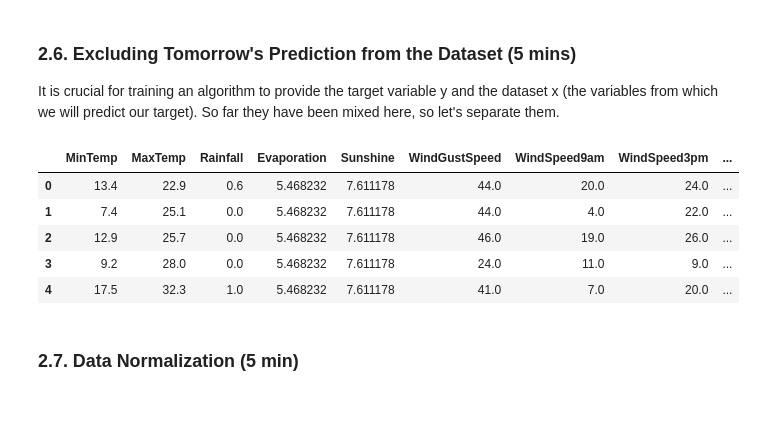
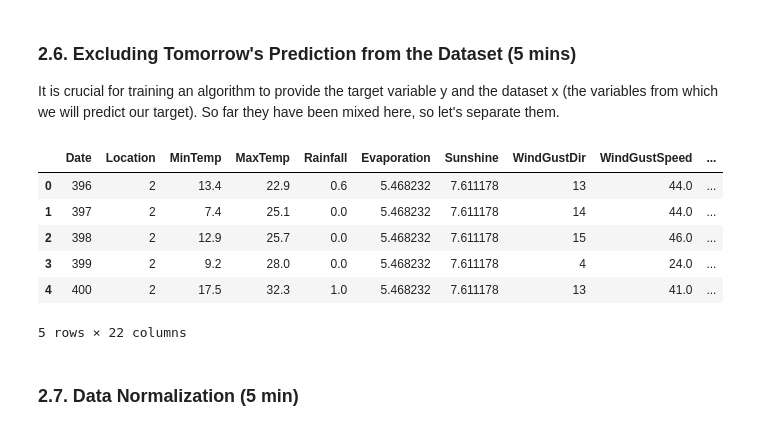
Before and after one commit to albarqounilab/SAAI-Summer-School, a Jupyter notebook: 2. Logistic_Regression/LogisticRegression_2024_answers.ipynb, the cells around one changed output. Cells and saved outputs as stored; diff of their text form; code cells hidden in the pictures.

```diff
--- a/2. Logistic_Regression/LogisticRegression_2024_answers.ipynb
+++ b/2. Logistic_Regression/LogisticRegression_2024_answers.ipynb
@@ -80,8 +80,8 @@ This contributes to efficiency and the performance of the model.
 
 First we need to load the dataset that we will work with
 # %%
-#ToDo: load the data from csv file '../images/weatherAUS.csv'
-data = pd.read_csv('../images/weatherAUS.csv')
+#ToDo: load the data from csv file 'https://github.com/albarqounilab/SAAI-Summer-School/raw/images/weatherAUS.csv'
+data = pd.read_csv('https://github.com/albarqounilab/SAAI-Summer-School/raw/main/images/weatherAUS.csv')
 #ToDo: look at a few entries to get a feeling for what the data is like
 data.sample(5)
 # %% [output]
@@ -146,6 +146,7 @@ The hist function only wok with numbers, so we will need to convert our strings
 #Creating a new variable data_categorical where all string will be converted to numbers
 data_categorical = copy.deepcopy(data)
 
+data_categorical['Date']=data_categorical['Date'].astype('category').cat.codes
 data_categorical['Location']=data_categorical['Location'].astype('category').cat.codes
 data_categorical['RainToday']=data_categorical['RainToday'].astype('category').cat.codes
 data_categorical['WindDir9am']=data_categorical['WindDir9am'].astype('category').cat.codes
@@ -253,6 +275,6 @@ Feel free to experiment and explore further!
 # %%
 #The simple algorithms often either cannot run on datasets with missing data, or ignore the samples with missing data
 #ToDo: replace NaN values with mean values of each column with fillna() function:
-data.fillna(data.mean(), inplace=True)
-data.head(5)
+data_categorical.fillna(data_categorical.mean(), inplace=True)
+data_categorical.head(5)
 # %% [output]
@@ -269,7 +292,7 @@ The algorithm was programmed to deal with numbers, not strings, so we will need
 # %%
 #The algorithm was programmed to deal with numbers, not strings
 #ToDo: change that day and next days'predictions (strings "Yes" and "No") to 1 and 0:
-data.RainToday = [1 if each == 'Yes' else 0 for each in data.RainToday]
-data.RainTomorrow = [1 if each == 'Yes' else 0 for each in data.RainTomorrow]
-data.sample(3)
+data_categorical.RainToday = [1 if each == 1 else 0 for each in data_categorical.RainToday]
+data_categorical.RainTomorrow = [1 if each == 1 else 0 for each in data_categorical.RainTomorrow]
+data_categorical.sample(3)
 # %% [output]
@@ -284,16 +308,17 @@ It is crucial for training an algorithm to provide the target variable y and the
 # %%
 #The algorithm needs to know what is the target variable and what is the data
 #ToDo: separate the data[x_data] and the target variable[y]
-y = data.RainTomorrow.values
-x_data = data.drop('RainTomorrow', axis=1)
+y = data_categorical.RainTomorrow.values
+x_data = data_categorical.drop('RainTomorrow', axis=1)
 x_data.head()
 # %% [output]
-|  | MinTemp | MaxTemp | Rainfall | Evaporation | Sunshine | WindGustSpeed | WindSpeed9am | WindSpeed3pm | ... |
-| 0 | 13.4 | 22.9 | 0.6 | 5.468232 | 7.611178 | 44.0 | 20.0 | 24.0 | ... |
-| 1 | 7.4 | 25.1 | 0.0 | 5.468232 | 7.611178 | 44.0 | 4.0 | 22.0 | ... |
-| 2 | 12.9 | 25.7 | 0.0 | 5.468232 | 7.611178 | 46.0 | 19.0 | 26.0 | ... |
-| 3 | 9.2 | 28.0 | 0.0 | 5.468232 | 7.611178 | 24.0 | 11.0 | 9.0 | ... |
-| 4 | 17.5 | 32.3 | 1.0 | 5.468232 | 7.611178 | 41.0 | 7.0 | 20.0 | ... |
+|  | Date | Location | MinTemp | MaxTemp | Rainfall | Evaporation | Sunshine | WindGustDir | WindGustSpeed | ... |
+| 0 | 396 | 2 | 13.4 | 22.9 | 0.6 | 5.468232 | 7.611178 | 13 | 44.0 | ... |
+| 1 | 397 | 2 | 7.4 | 25.1 | 0.0 | 5.468232 | 7.611178 | 14 | 44.0 | ... |
+| 2 | 398 | 2 | 12.9 | 25.7 | 0.0 | 5.468232 | 7.611178 | 15 | 46.0 | ... |
+| 3 | 399 | 2 | 9.2 | 28.0 | 0.0 | 5.468232 | 7.611178 | 4 | 24.0 | ... |
+| 4 | 400 | 2 | 17.5 | 32.3 | 1.0 | 5.468232 | 7.611178 | 13 | 41.0 | ... |
+5 rows × 22 columns
 # %% [markdown]
 ### 2.7. Data Normalization (5 min)
 # %% [markdown]
```
Also changed, not shown: parts of 26 cells of this notebook.
